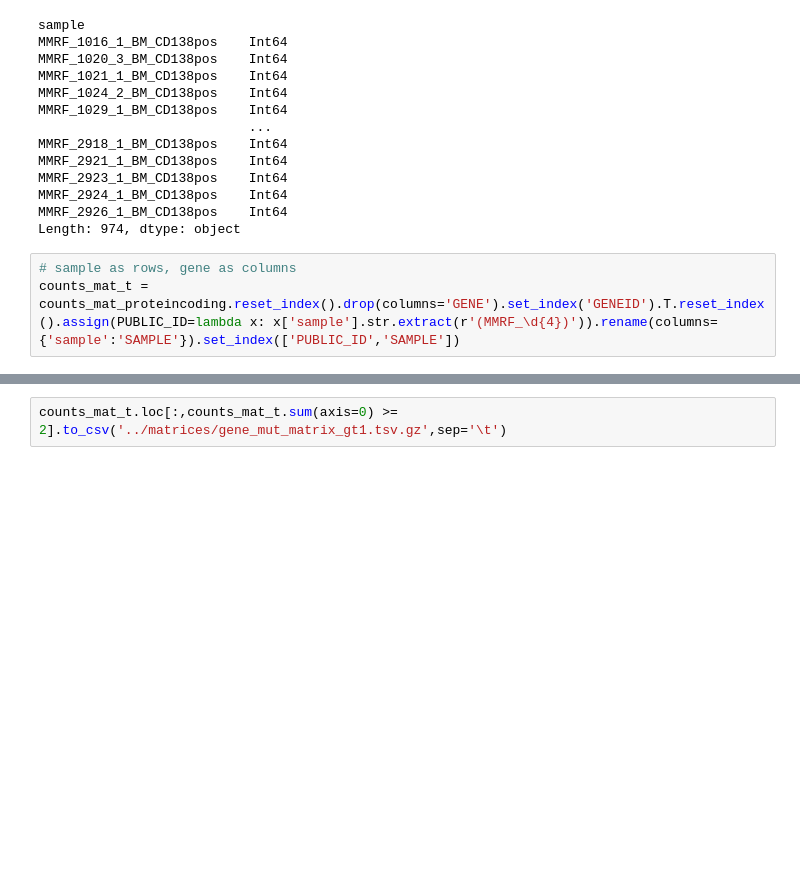
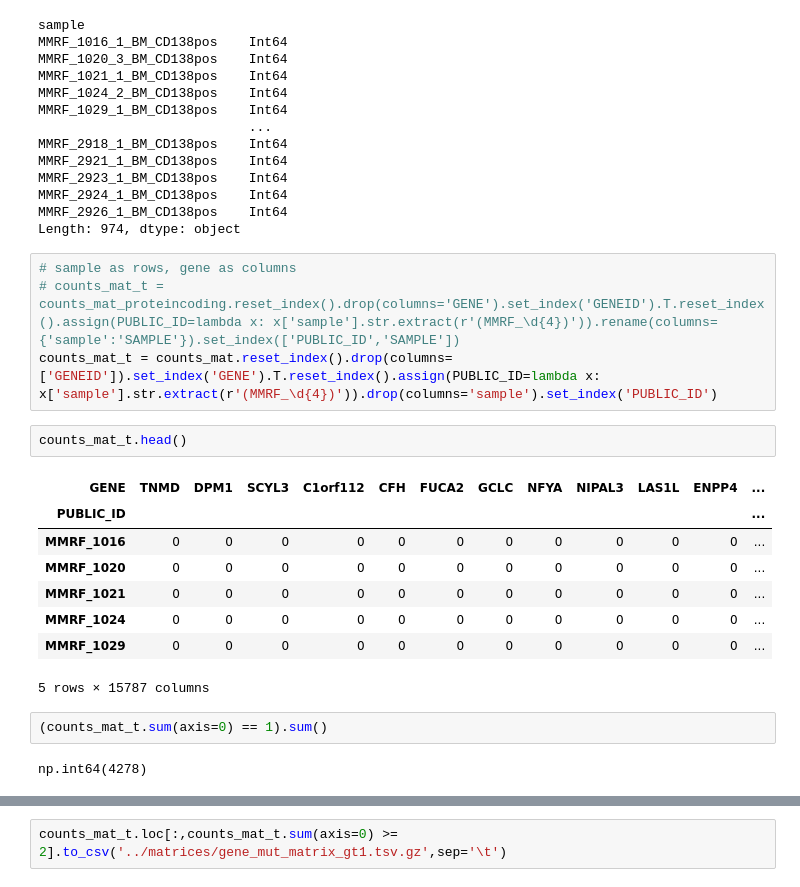
Before and after one commit to JiaGengChang/fhr, a Jupyter notebook: pipeline/03_call_gene_mutations.ipynb, the cells around one changed output, grey strips where cells are left out. Saved outputs shown, nothing was run; the diff lists cells and outputs as text; blank space fills up the shorter version.

```diff
--- a/pipeline/03_call_gene_mutations.ipynb
+++ b/pipeline/03_call_gene_mutations.ipynb
@@ -93,4 +110,20 @@ MMRF_2926_1_BM_CD138pos    Int64
 Length: 974, dtype: object
 # %%
 # sample as rows, gene as columns
-counts_mat_t = counts_mat_proteincoding.reset_index().drop(columns='GENE').set_index('GENEID').T.reset_index().assign(PUBLIC_ID=lambda x: x['sample'].str.extract(r'(MMRF_\d{4})')).rename(columns={'sample':'SAMPLE'}).set_index(['PUBLIC_ID','SAMPLE'])
+# counts_mat_t = counts_mat_proteincoding.reset_index().drop(columns='GENE').set_index('GENEID').T.reset_index().assign(PUBLIC_ID=lambda x: x['sample'].str.extract(r'(MMRF_\d{4})')).rename(columns={'sample':'SAMPLE'}).set_index(['PUBLIC_ID','SAMPLE'])
+counts_mat_t = counts_mat.reset_index().drop(columns=['GENEID']).set_index('GENE').T.reset_index().assign(PUBLIC_ID=lambda x: x['sample'].str.extract(r'(MMRF_\d{4})')).drop(columns='sample').set_index('PUBLIC_ID')
+# %%
+counts_mat_t.head()
+# %% [output]
+| GENE | TNMD | DPM1 | SCYL3 | C1orf112 | CFH | FUCA2 | GCLC | NFYA | NIPAL3 | LAS1L | ENPP4 | ... |
+| PUBLIC_ID |  |  |  |  |  |  |  |  |  |  |  | ... |
+| MMRF_1016 | 0 | 0 | 0 | 0 | 0 | 0 | 0 | 0 | 0 | 0 | 0 | ... |
+| MMRF_1020 | 0 | 0 | 0 | 0 | 0 | 0 | 0 | 0 | 0 | 0 | 0 | ... |
+| MMRF_1021 | 0 | 0 | 0 | 0 | 0 | 0 | 0 | 0 | 0 | 0 | 0 | ... |
+| MMRF_1024 | 0 | 0 | 0 | 0 | 0 | 0 | 0 | 0 | 0 | 0 | 0 | ... |
+| MMRF_1029 | 0 | 0 | 0 | 0 | 0 | 0 | 0 | 0 | 0 | 0 | 0 | ... |
+5 rows × 15787 columns
+# %%
+(counts_mat_t.sum(axis=0) == 1).sum()
+# %% [output]
+np.int64(4278)
```
Also changed, not shown: parts of 3 cells of this notebook.
